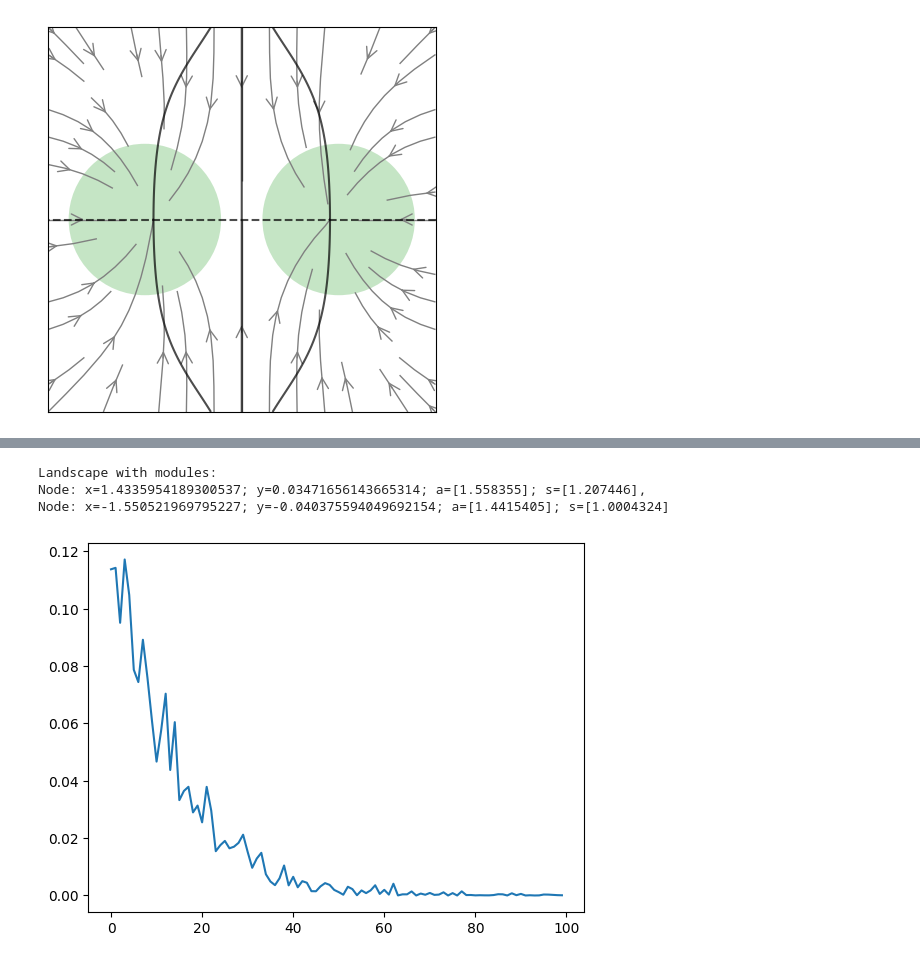
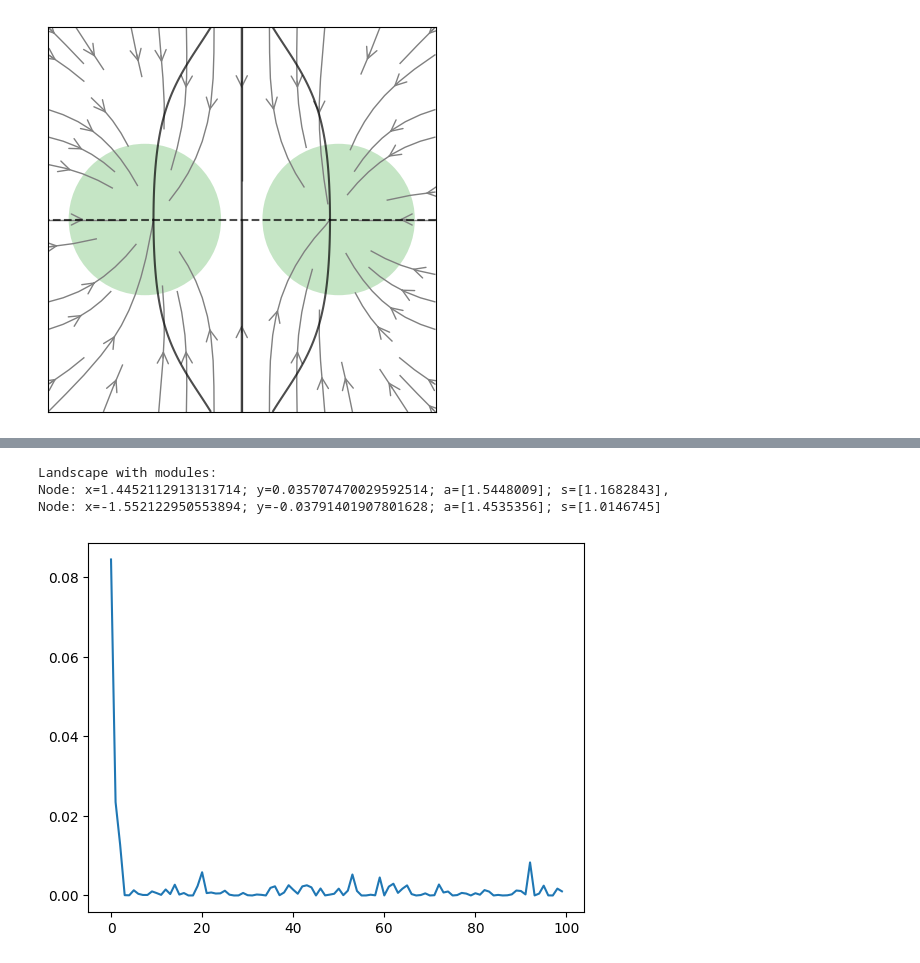
Before and after one commit to victoria-mochulska/evoscape, a Jupyter notebook: examples/experiment_basic.ipynb, the cells around one changed output, grey strips where cells are left out. Drawn from its saved outputs; the diff is of its cells as text; code cells hidden in the pictures.

Commit message:
user_fitness() : more params
The user_fitness() now needs to take dynamic and fitness_params as parameters. Adapted the code in losses.py, and in optimize() in experiment.py

```diff
--- a/examples/experiment_basic.ipynb
+++ b/examples/experiment_basic.ipynb
@@ -59,28 +59,25 @@ Array([0.51025116, 0.48974887], dtype=float32)
 # %%
-# def user_fitness(traj, states):
-#     return jnp.var(traj[0, :, -1])
+from evoscape.jax.losses import biseparating_fitness
 
-# def user_fitness(traj, states):
-#     final_coordinates = traj[:, :, -1]
-#     return jnp.sum(final_coordinates ** 2)
+def user_fitness(traj, states, dynamic, fitness_params):
+    final_states = jnp.mean(states[:, :, -1], axis=1) # avg over cells
 
-def user_fitness(traj, states):
-    final_states = np.mean(states[:, :, -1], axis=1) # avg over cells
     # using target proportion 75% / 25%
-    return jnp.sum((final_states - jnp.array((0.75, 0.25))) ** 2)
+    proportion_loss = jnp.sum((final_states - jnp.array((0.75, 0.25))) ** 2)
+
+    return proportion_loss
 
 
-
-losses = experiment.optimize(user_fitness, steps=100, lr=0.01, seed=0)
+losses = experiment.optimize(biseparating_fitness, fitness_params=(1., 0., [0.7, 0.3]), steps=100, lr=0.1, seed=0)
 optimized_landscape = experiment.get_landscape()
 
 plt.plot(losses)
 print(optimized_landscape)
 # %% [output]
 Landscape with modules:
-Node: x=1.4335954189300537; y=0.03471656143665314; a=[1.558355]; s=[1.207446],
-Node: x=-1.550521969795227; y=-0.040375594049692154; a=[1.4415405]; s=[1.0004324]
+Node: x=1.4452112913131714; y=0.035707470029592514; a=[1.5448009]; s=[1.1682843],
+Node: x=-1.552122950553894; y=-0.03791401907801628; a=[1.4535356]; s=[1.0146745]
-[figure, old version]
+[figure, new version]
 # %%
 traj, states, t0, tf, nt = experiment.get_trajectory(seed=0)
 fig = plot_traj(traj, states, t0, tf, nt, L=4)
```
Also changed, not shown: parts of 5 cells of this notebook, 2 other files.
